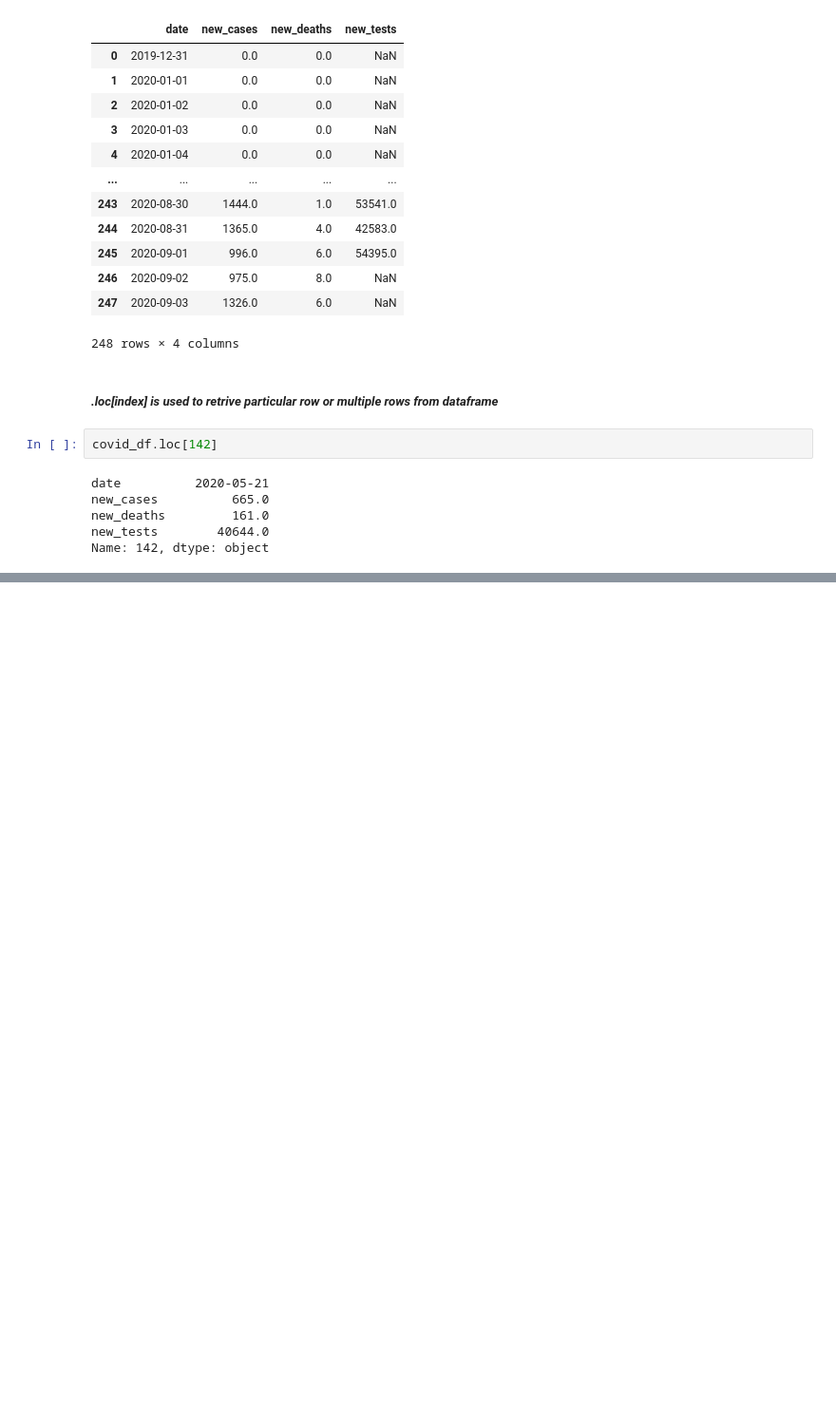
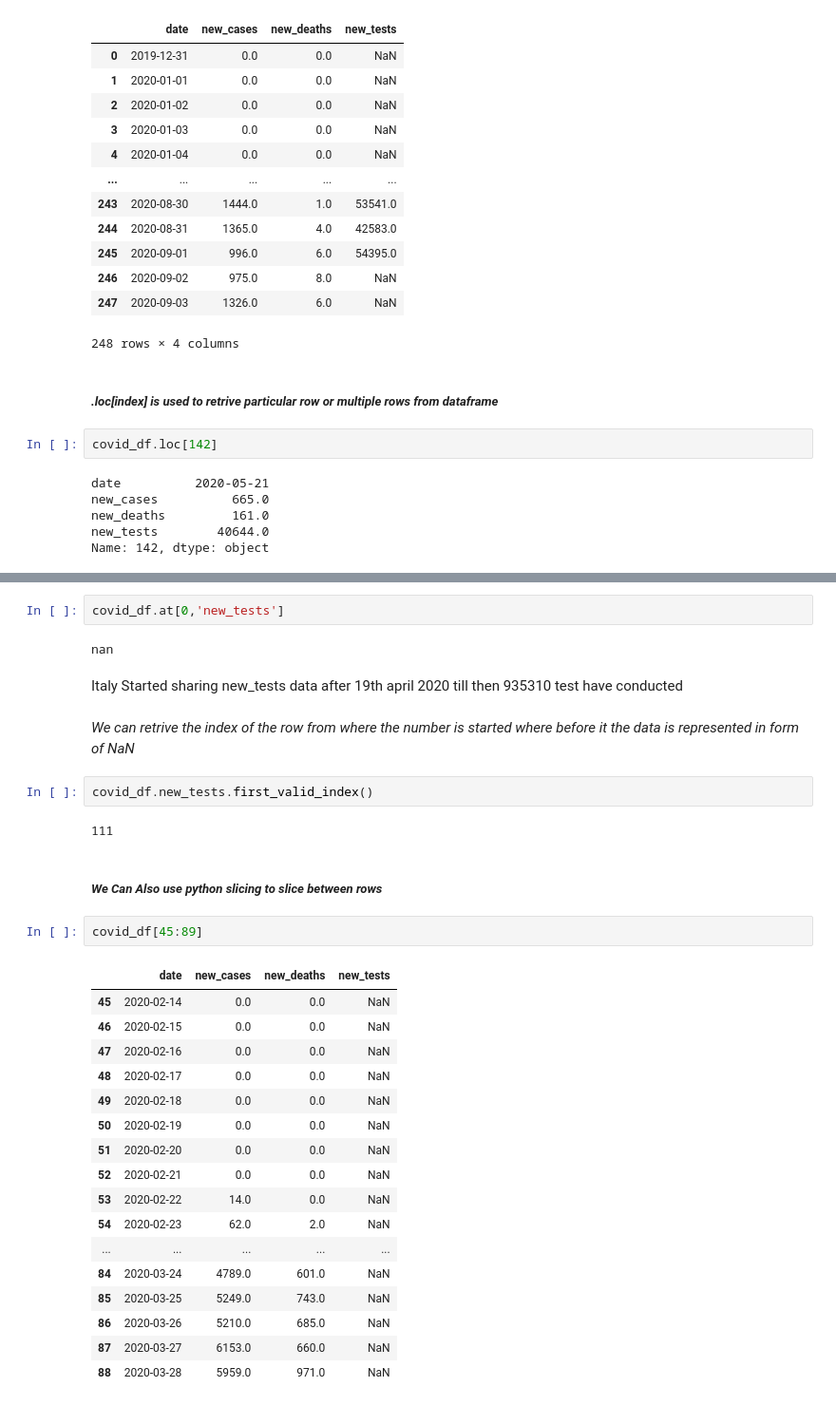
Before and after one commit to Atharva96sys/DS, a Jupyter notebook: Pandas/Pandas Notes.ipynb, the cells around one changed output, grey strips where cells are left out. Shown at 95% size. Saved outputs shown, nothing was run; the diff lists cells and outputs as text; blank space fills up the shorter version.

```diff
--- a/Pandas/Pandas Notes.ipynb
+++ b/Pandas/Pandas Notes.ipynb
@@ -246,0 +265,34 @@ Name: 142, dtype: object
+# %%
+covid_df.at[0,'new_tests']
+# %% [output]
+nan
+# %% [markdown]
+Italy Started sharing new_tests data after 19th april 2020 till then 935310 test have conducted
+# %% [markdown]
+*We can retrive the index of the row from where the number is started where before it the data is represented in form of NaN*
+# %%
+covid_df.new_tests.first_valid_index()
+# %% [output]
+111
+# %% [markdown]
+##### ***We Can Also use python slicing to slice between rows***
+# %%
+covid_df[45:89]
+# %% [output]
+|  | date | new_cases | new_deaths | new_tests |
+| 45 | 2020-02-14 | 0.0 | 0.0 | NaN |
+| 46 | 2020-02-15 | 0.0 | 0.0 | NaN |
+| 47 | 2020-02-16 | 0.0 | 0.0 | NaN |
+| 48 | 2020-02-17 | 0.0 | 0.0 | NaN |
+| 49 | 2020-02-18 | 0.0 | 0.0 | NaN |
+| 50 | 2020-02-19 | 0.0 | 0.0 | NaN |
+| 51 | 2020-02-20 | 0.0 | 0.0 | NaN |
+| 52 | 2020-02-21 | 0.0 | 0.0 | NaN |
+| 53 | 2020-02-22 | 14.0 | 0.0 | NaN |
+| 54 | 2020-02-23 | 62.0 | 2.0 | NaN |
+| ... | ... | ... | ... | ... |
+| 84 | 2020-03-24 | 4789.0 | 601.0 | NaN |
+| 85 | 2020-03-25 | 5249.0 | 743.0 | NaN |
+| 86 | 2020-03-26 | 5210.0 | 685.0 | NaN |
+| 87 | 2020-03-27 | 6153.0 | 660.0 | NaN |
+| 88 | 2020-03-28 | 5959.0 | 971.0 | NaN |
```
Also changed, not shown: parts of 6 cells of this notebook.
